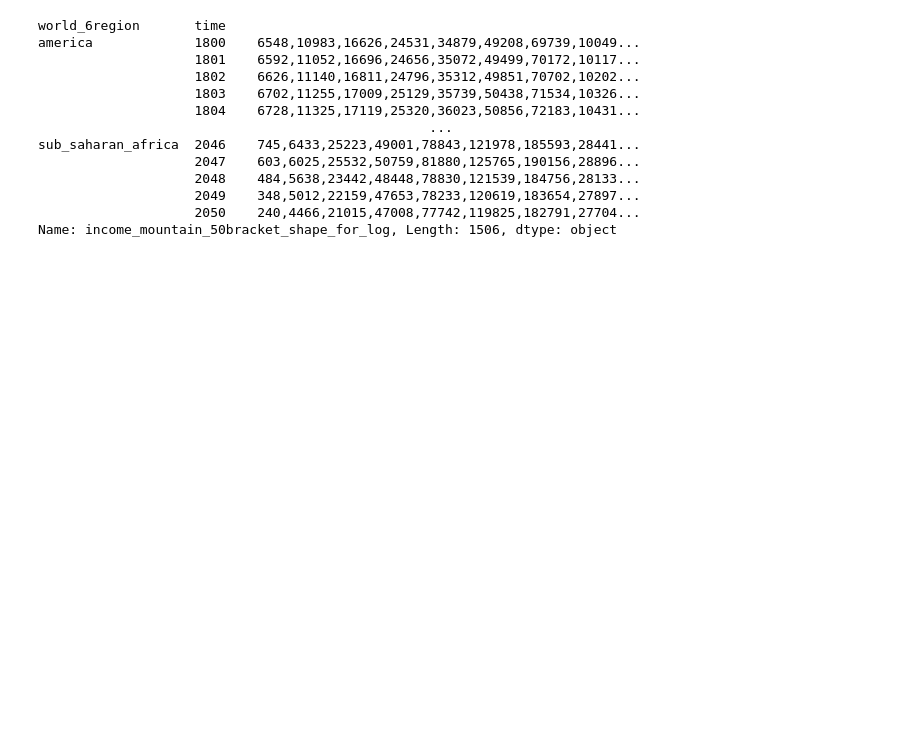
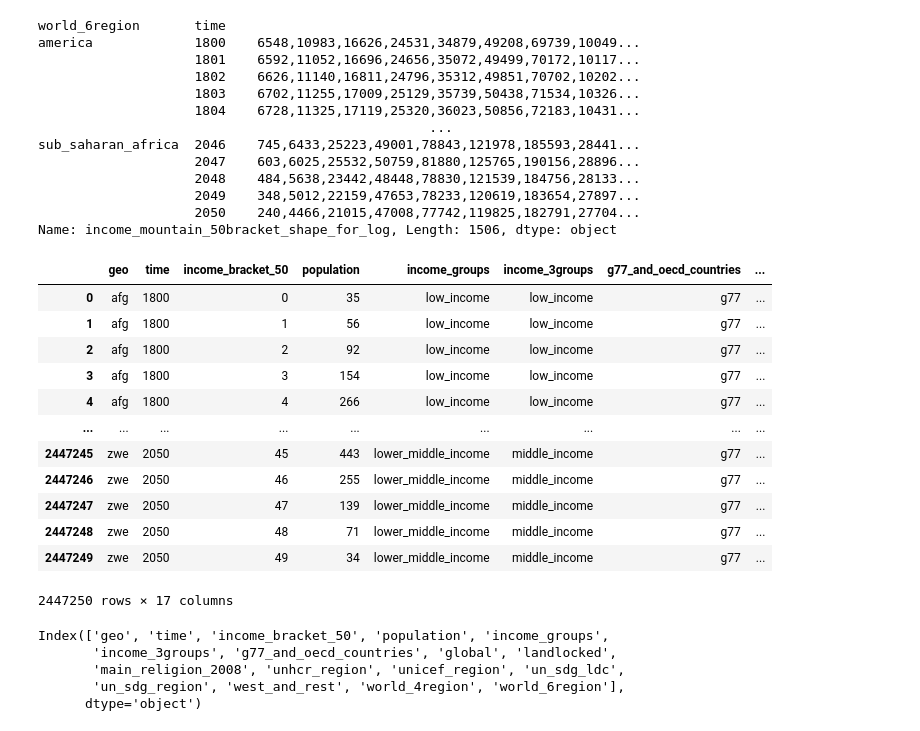
Before and after one commit to open-numbers/ddf--worldbank--povcalnet, a Jupyter notebook: etl/notebooks/shape for country groups current.ipynb, the cells around one changed output. Cells and saved outputs as stored; diff of their text form; code cells hidden in the pictures; blank space fills up the shorter version.

Commit message:
update max height properties for all geo groups

```diff
--- a/etl/notebooks/shape for country groups current.ipynb
+++ b/etl/notebooks/shape for country groups current.ipynb
@@ -337,8 +352,10 @@ res_ig3.at[('middle_income', 2050)]
 countries = pd.read_csv('../../../ddf--open_numbers/ddf--entities--geo--country.csv')
 # %%
 # g77_and_oecd_countries
+# %%
+k = 'g77_and_oecd_countries'
 # %%
-_d = countries.set_index('country')['g77_and_oecd_countries'].dropna().to_dict()
+_d = countries.set_index('country')[k].dropna().to_dict()
 # %%
 # this one missing in open_numbers ontology
 _d['ssd'] = 'g77'
@@ -349,5 +366,5 @@ def _f(x):
     except KeyError:
         print(x)
         return None
-df['g77'] = df['geo'].map(_f)
+df[k] = df['geo'].map(_f)
 # %%
@@ -760,0 +824,24 @@ res_w6r.to_csv('../../income_mountain/ddf--datapoints--income_mountain_50bracket
+# %%
+df
+# %% [output]
+|  | geo | time | income_bracket_50 | population | income_groups | income_3groups | g77_and_oecd_countries | ... |
+| 0 | afg | 1800 | 0 | 35 | low_income | low_income | g77 | ... |
+| 1 | afg | 1800 | 1 | 56 | low_income | low_income | g77 | ... |
+| 2 | afg | 1800 | 2 | 92 | low_income | low_income | g77 | ... |
+| 3 | afg | 1800 | 3 | 154 | low_income | low_income | g77 | ... |
+| 4 | afg | 1800 | 4 | 266 | low_income | low_income | g77 | ... |
+| ... | ... | ... | ... | ... | ... | ... | ... | ... |
+| 2447245 | zwe | 2050 | 45 | 443 | lower_middle_income | middle_income | g77 | ... |
+| 2447246 | zwe | 2050 | 46 | 255 | lower_middle_income | middle_income | g77 | ... |
+| 2447247 | zwe | 2050 | 47 | 139 | lower_middle_income | middle_income | g77 | ... |
+| 2447248 | zwe | 2050 | 48 | 71 | lower_middle_income | middle_income | g77 | ... |
+| 2447249 | zwe | 2050 | 49 | 34 | lower_middle_income | middle_income | g77 | ... |
+2447250 rows × 17 columns
+# %%
+df.columns
+# %% [output]
+Index(['geo', 'time', 'income_bracket_50', 'population', 'income_groups',
+       'income_3groups', 'g77_and_oecd_countries', 'global', 'landlocked',
+       'main_religion_2008', 'unhcr_region', 'unicef_region', 'un_sdg_ldc',
+       'un_sdg_region', 'west_and_rest', 'world_4region', 'world_6region'],
+      dtype='object')
```
Also changed, not shown: parts of 48 cells of this notebook, 14 other files.
